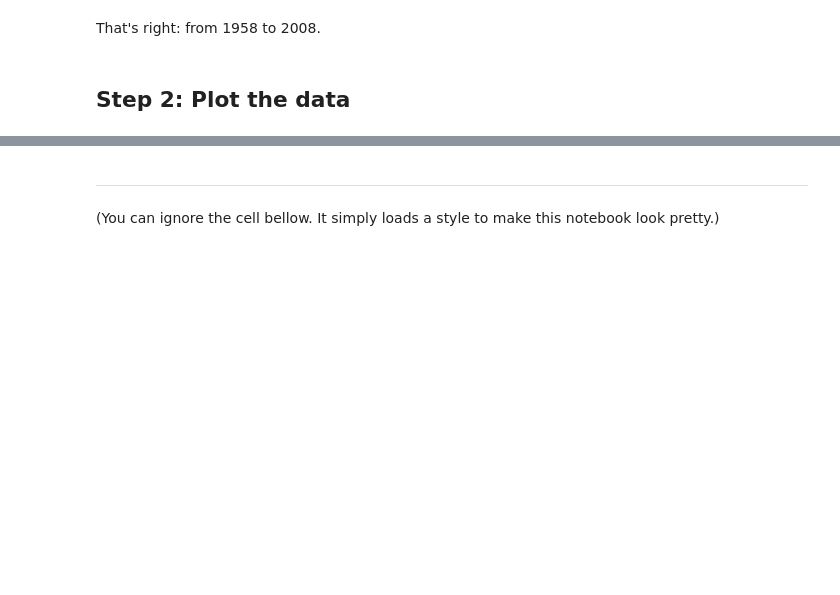
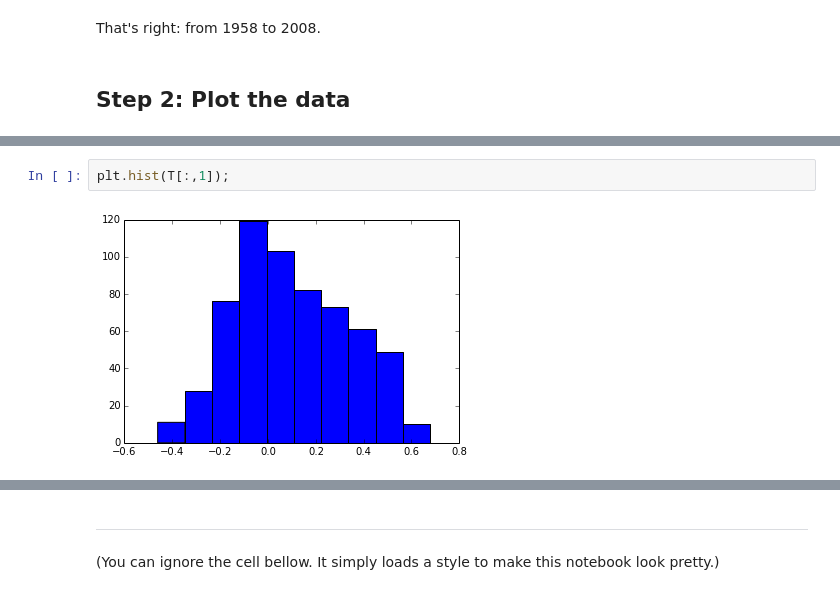
Before and after one commit to barbagroup/JITcode-MechE, a Jupyter notebook: lessons/01_Lesson01_ReadAndPlot.ipynb, the cells around one changed output, grey strips where cells are left out. Drawn from its saved outputs; the diff is of its cells as text; blank space fills up the shorter version.

```diff
--- a/lessons/01_Lesson01_ReadAndPlot.ipynb
+++ b/lessons/01_Lesson01_ReadAndPlot.ipynb
@@ -100,0 +119,4 @@ ImportError: No module named matplotlib.pyplot
+# %%
+plt.hist(T[:,1]);
+# %% [output]
+[figure, added]
```
Also changed, not shown: parts of 9 cells of this notebook.
